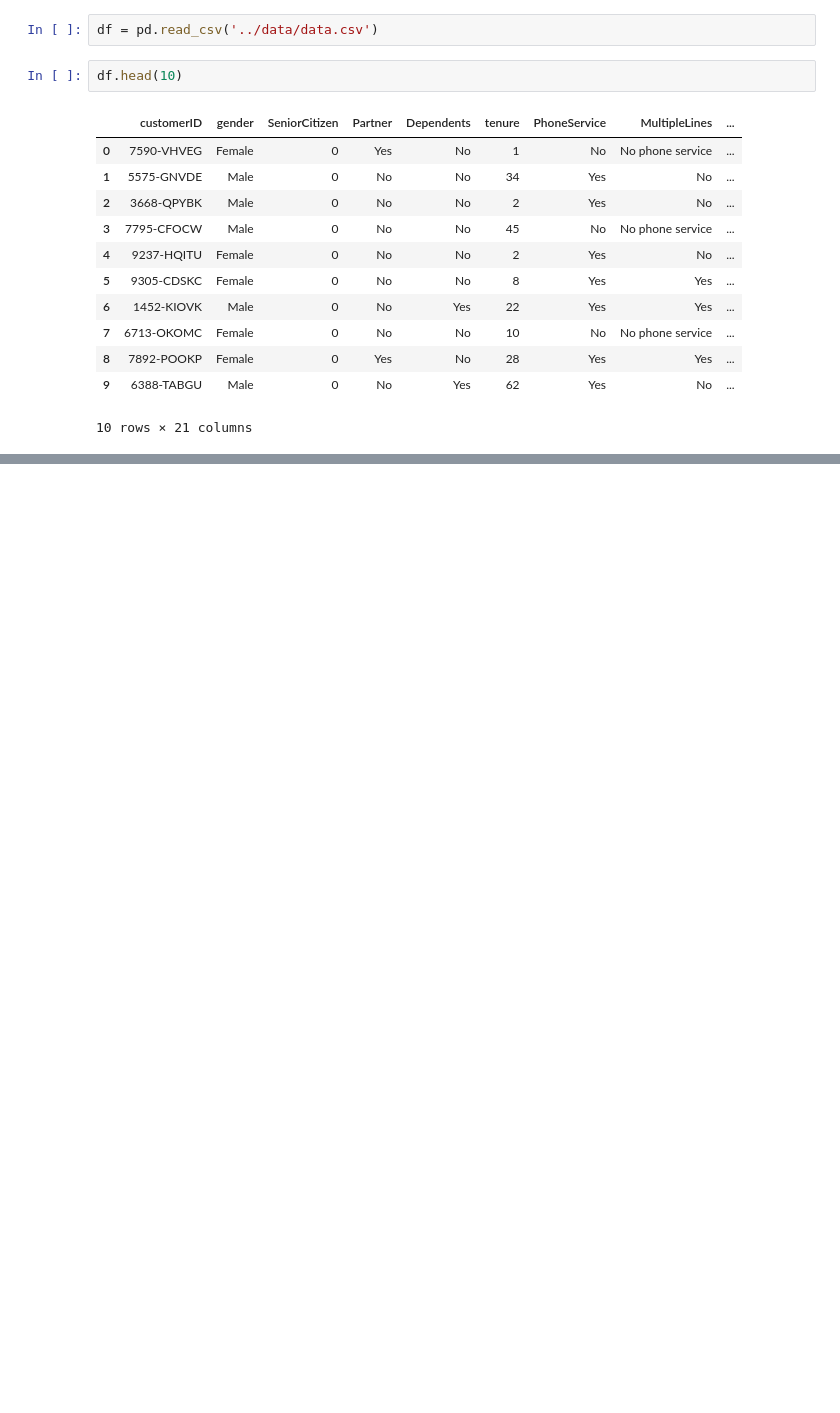
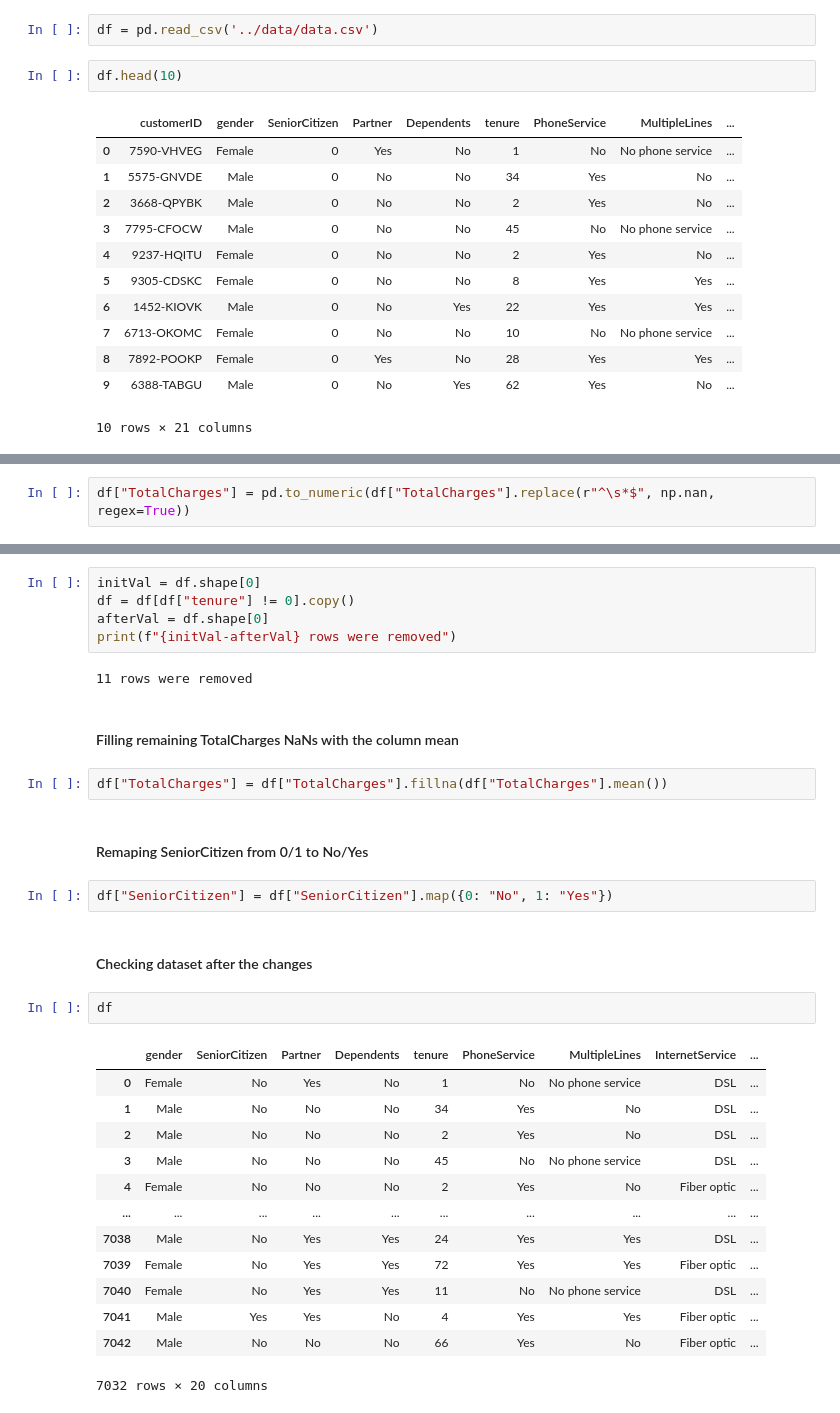
Before and after one commit to Aram-Atoyan/customer-churn-prediction, a Jupyter notebook: src/telcoCustomerChurnPrediction.ipynb, the cells around one changed output, grey strips where cells are left out. Drawn from its saved outputs; the diff is of its cells as text; blank space fills up the shorter version.

```diff
--- a/src/telcoCustomerChurnPrediction.ipynb
+++ b/src/telcoCustomerChurnPrediction.ipynb
@@ -113,0 +160,2 @@ Name: proportion, dtype: float64
+# %%
+df["TotalCharges"] = pd.to_numeric(df["TotalCharges"].replace(r"^\s*$", np.nan, regex=True))
@@ -113,0 +164,33 @@ Name: proportion, dtype: float64
+# %%
+initVal = df.shape[0]
+df = df[df["tenure"] != 0].copy()
+afterVal = df.shape[0]
+print(f"{initVal-afterVal} rows were removed")
+# %% [output]
+11 rows were removed
+# %% [markdown]
+#### Filling remaining TotalCharges NaNs with the column mean
+# %%
+df["TotalCharges"] = df["TotalCharges"].fillna(df["TotalCharges"].mean())
+# %% [markdown]
+#### Remaping SeniorCitizen from 0/1 to No/Yes
+# %%
+df["SeniorCitizen"] = df["SeniorCitizen"].map({0: "No", 1: "Yes"})
+# %% [markdown]
+#### Checking dataset after the changes
+# %%
+df
+# %% [output]
+|  | gender | SeniorCitizen | Partner | Dependents | tenure | PhoneService | MultipleLines | InternetService | ... |
+| 0 | Female | No | Yes | No | 1 | No | No phone service | DSL | ... |
+| 1 | Male | No | No | No | 34 | Yes | No | DSL | ... |
+| 2 | Male | No | No | No | 2 | Yes | No | DSL | ... |
+| 3 | Male | No | No | No | 45 | No | No phone service | DSL | ... |
+| 4 | Female | No | No | No | 2 | Yes | No | Fiber optic | ... |
+| ... | ... | ... | ... | ... | ... | ... | ... | ... | ... |
+| 7038 | Male | No | Yes | Yes | 24 | Yes | Yes | DSL | ... |
+| 7039 | Female | No | Yes | Yes | 72 | Yes | Yes | Fiber optic | ... |
+| 7040 | Female | No | Yes | Yes | 11 | No | No phone service | DSL | ... |
+| 7041 | Male | Yes | Yes | No | 4 | Yes | Yes | Fiber optic | ... |
+| 7042 | Male | No | No | No | 66 | Yes | No | Fiber optic | ... |
+7032 rows × 20 columns
```
Also changed, not shown: parts of 25 cells of this notebook, 1 other file.
